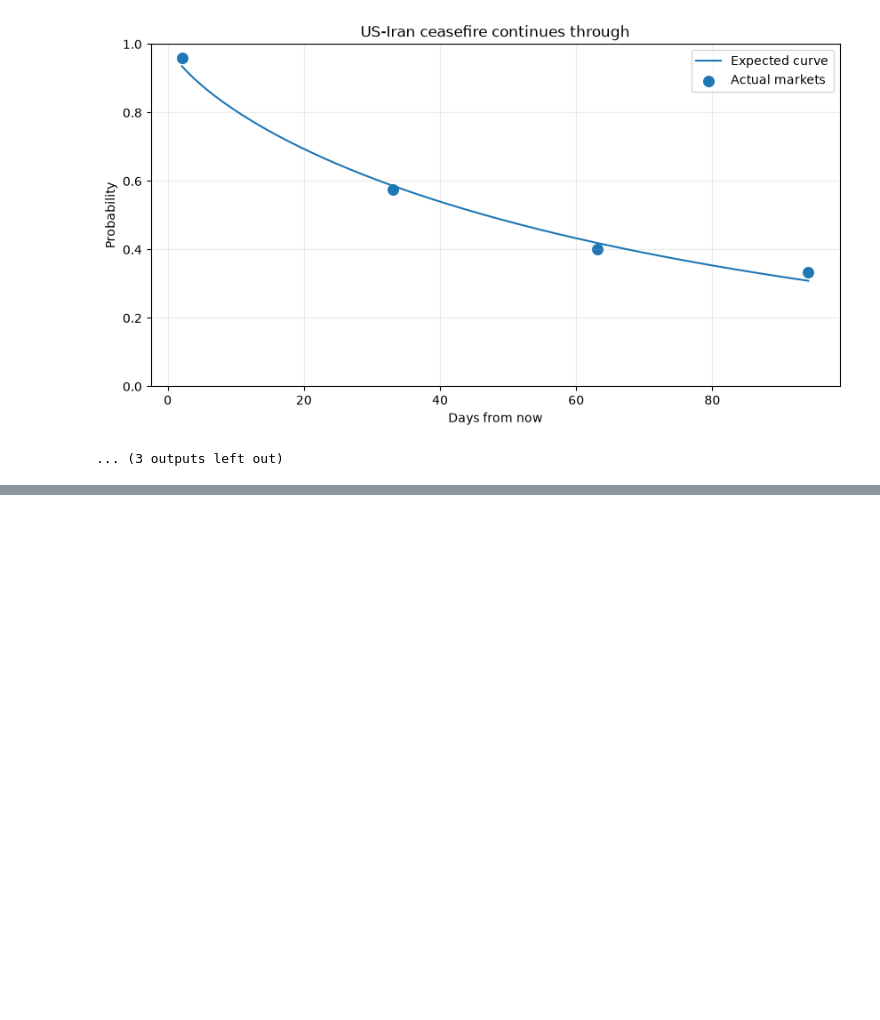
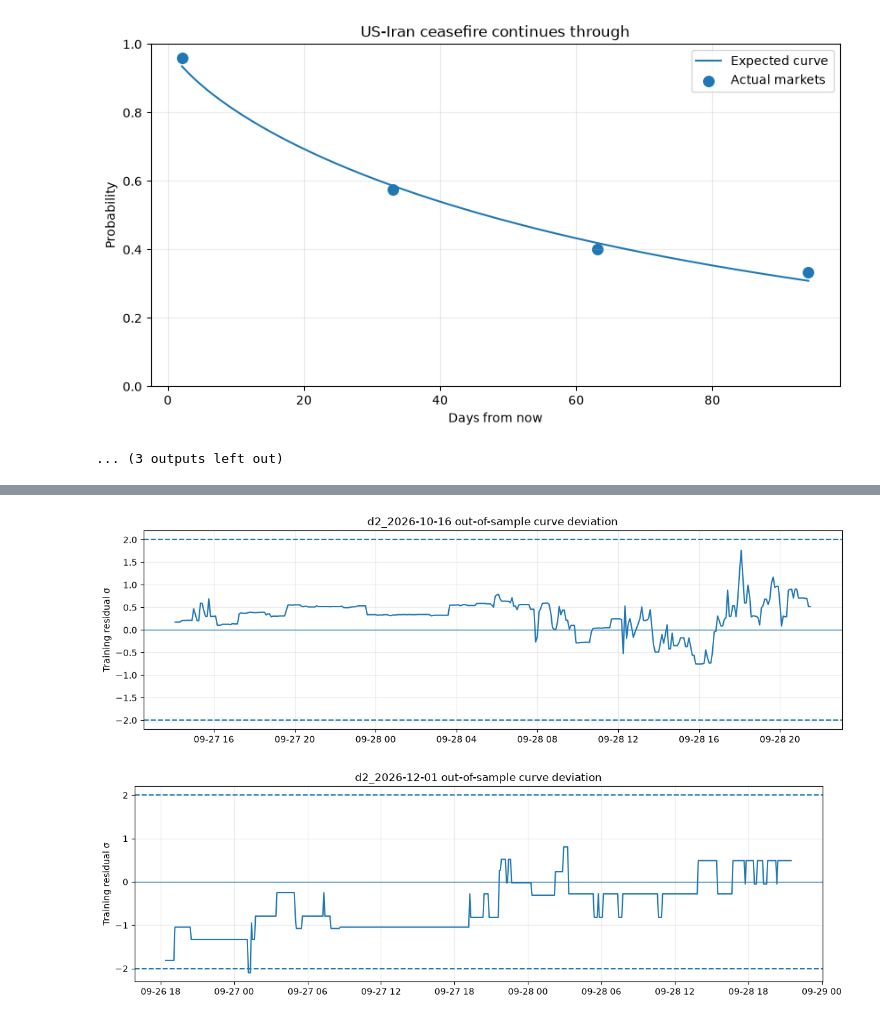
Before and after one commit to paulbeka/polytrader, a Jupyter notebook: 03_time_testing.ipynb, the cells around one changed output, grey strips where cells are left out. Saved outputs shown, nothing was run; the diff lists cells and outputs as text; code cells hidden in the pictures; blank space fills up the shorter version.

```diff
--- a/03_time_testing.ipynb
+++ b/03_time_testing.ipynb
@@ -1826,0 +3204,41 @@ US-Iran ceasefire continues through
+# %%
+def plot_oos_zscore(model):
+
+    test = model["test"]
+
+    plt.figure(figsize=(14, 4))
+
+    plt.plot(
+        test.index,
+        test["z"]
+    )
+
+    plt.axhline(
+        Z_THRESHOLD,
+        linestyle="--"
+    )
+
+    plt.axhline(
+        -Z_THRESHOLD,
+        linestyle="--"
+    )
+
+    plt.axhline(
+        0,
+        linewidth=1
+    )
+
+    plt.title(
+        f"{model['target']} out-of-sample curve deviation"
+    )
+
+    plt.ylabel("Training residual σ")
+    plt.grid(alpha=0.25)
+
+    plt.show()
+
+plot_oos_zscore(models["iran_blockade_end"][0])
+plot_oos_zscore(models["russia_ukraine_ceasefire"][0])
+# %% [output]
+[figure, added]
+[figure, added]
```
Also changed, not shown: parts of 3 cells of this notebook, 2 other files.
